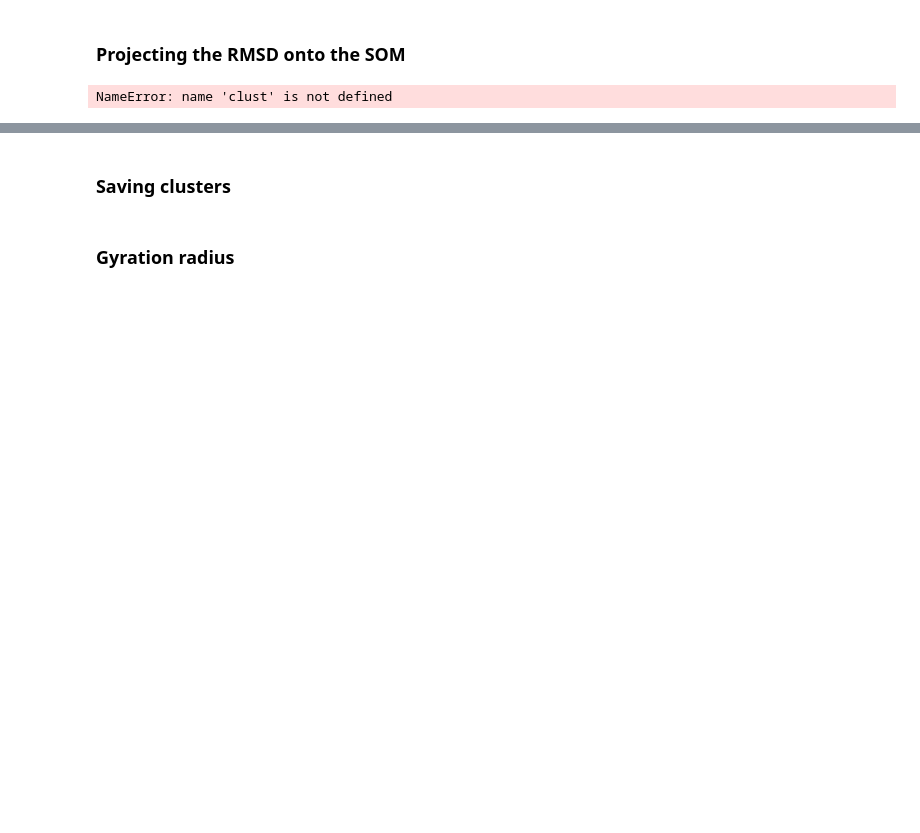
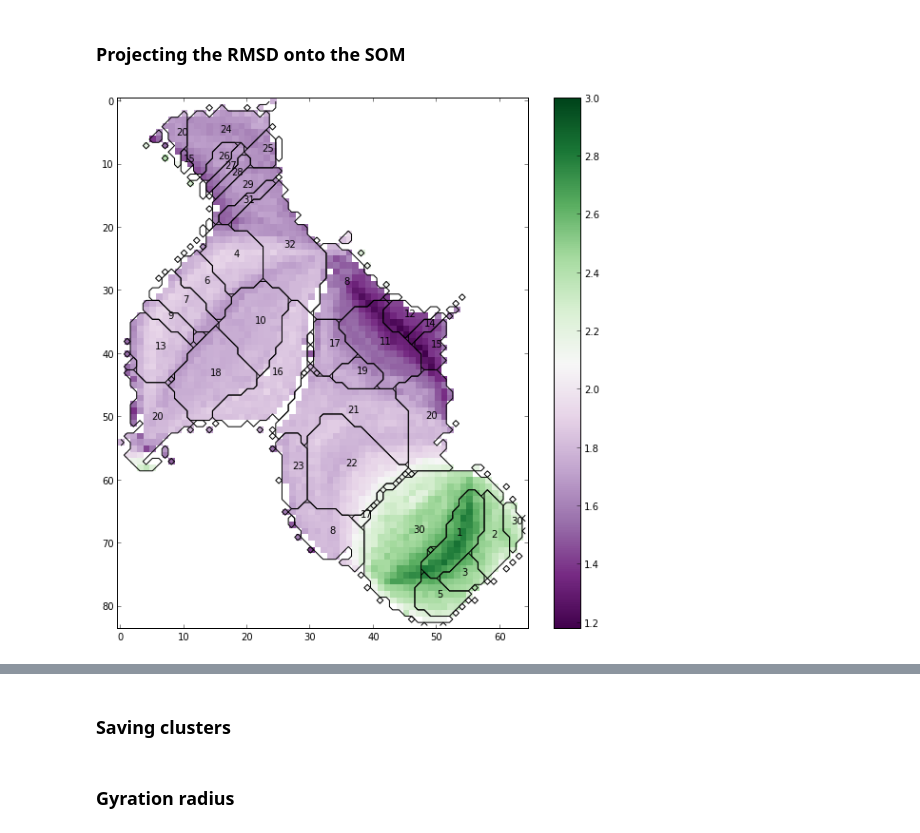
Before and after one commit to bougui505/SOMcourse, a Jupyter notebook: VanAexample/SOManalysis.ipynb, the cells around one changed output, grey strips where cells are left out. Saved outputs shown, nothing was run; the diff lists cells and outputs as text; code cells hidden in the pictures; blank space fills up the shorter version.

```diff
--- a/VanAexample/SOManalysis.ipynb
+++ b/VanAexample/SOManalysis.ipynb
@@ -154,9 +160,9 @@ def project(data):
 rmsdmap = project(rmsds)
 # %%
 clust.plotclusters(color='k', matrix=rmsdmap, cmap=cm.PRGn, vmax=3.)
-savefig('rmsdmap_VanA.png', dpi=300)
+#savefig('rmsdmap_VanA.png', dpi=300)
 # %% [output]
-NameError: name 'clust' is not defined
+[figure, added]
 # %%
 mu_rmsd = []
 std_rmsd = []
```
Also changed, not shown: parts of 10 cells of this notebook.
